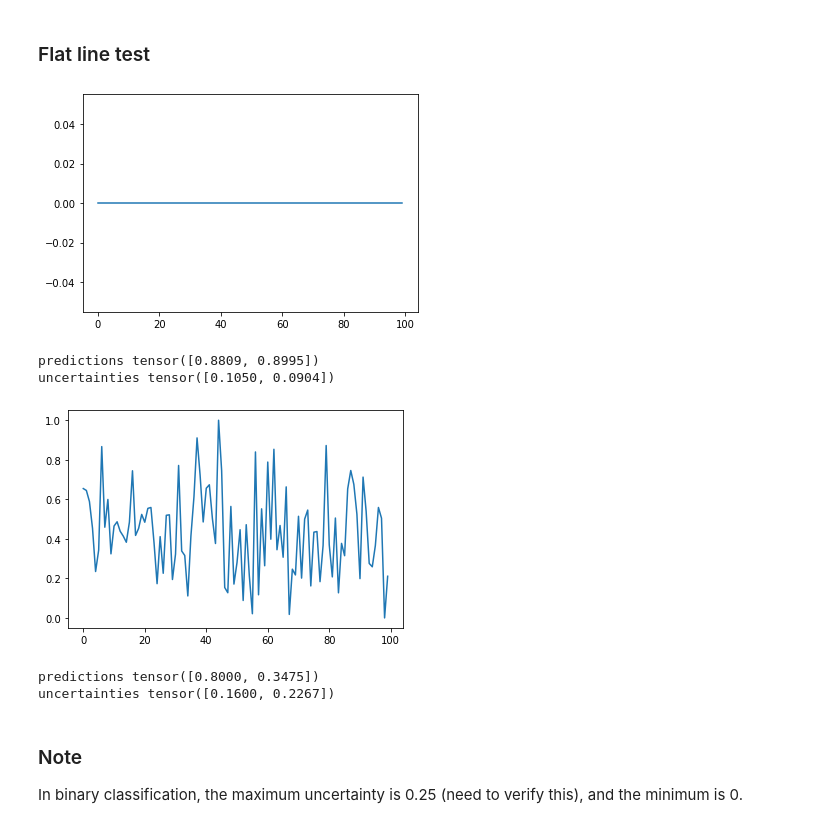
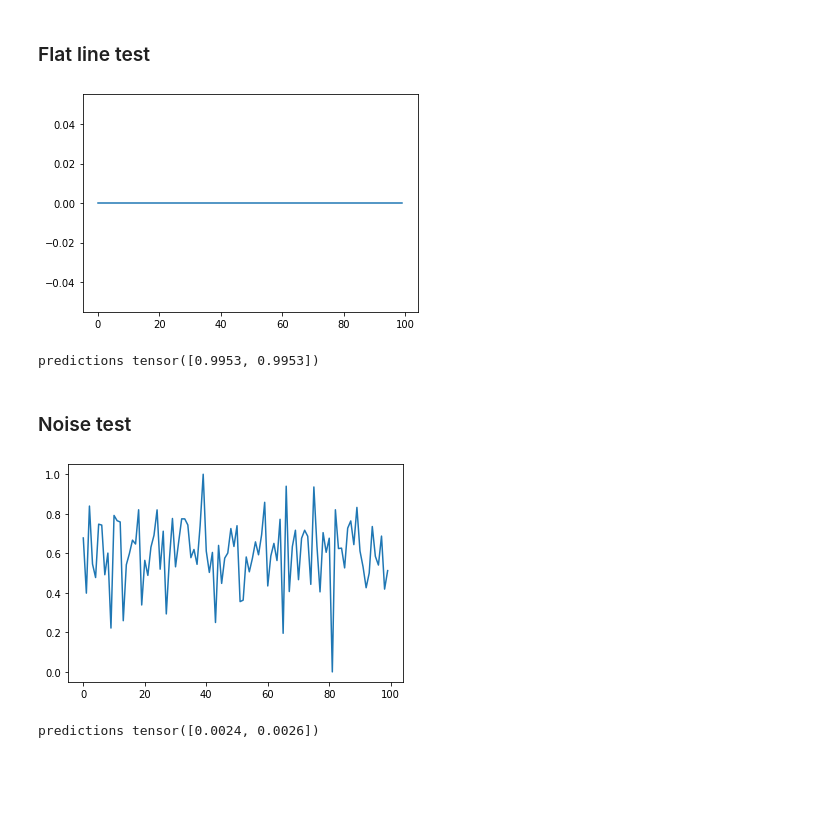
Before and after one commit to khanetor/dropout-in-rnn, a Jupyter notebook: Hill-Valley.ipynb, the cells around one changed output. Saved outputs shown, nothing was run; the diff lists cells and outputs as text; code cells hidden in the pictures; blank space fills up the shorter version.

Commit message:
revise experiments, update training

```diff
--- a/Hill-Valley.ipynb
+++ b/Hill-Valley.ipynb
@@ -98,8 +75,8 @@ def criterion(post_sigmoid, pre_sigmoid, label):
 
 optimizer = optim.Adam(net.parameters(), lr=1e-3)
 # %%
-metrics = [BCMetric()]
+metrics = [BCLogitMetric()]
 # %%
 %%time
-net = train_model(net, train_dl, val_dl, criterion, optimizer, "hill-valley-model.pt", 100, metrics=metrics, patience=5)
+net = train_model(net, train_dl, val_dl, criterion, optimizer, "hill-valley.pt", 100, metrics=metrics, patience=5)
 # %% [output]
@@ -125,13 +100,13 @@ stochastic_net = MCDualOutputModule(net)
 # %% [markdown]
 ### Test
 # %%
-stochastic_net.eval()
+net.eval()
 acc = 0.0
 with torch.no_grad():
     for i, (x, y) in enumerate(test_dl):
-        post_sigmoids, pre_sigmoids = stochastic_net(x.transpose(-2,-3))
-        uncertainties = uncertainty_avg(post_sigmoids)
-        scores = score_avg(post_sigmoids)
+        pre_sigmoids = net(x.transpose(-2,-3))
+        post_sigmoids = torch.sigmoid(pre_sigmoids)
+        scores = post_sigmoids
         predictions = torch.round(scores)
         acc += (y == predictions).sum().item()
 
@@ -181,40 +122,35 @@ new_x_test = np.expand_dims(new_x_test, axis=-1)
 new_x_test = new_x_test.swapaxes(-2,-3)
 new_x_test = torch.tensor(new_x_test)
 
-stochastic_net.eval()
+net.eval()
 with torch.no_grad():
-    outputs,_ = stochastic_net(new_x_test)
-    uncertainties = uncertainty_avg(outputs)
-    scores = score_avg(outputs)
+    outputs = net(new_x_test)
+    outputs = torch.sigmoid(outputs)
+    scores = outputs
 
 plt.plot(new_x_test[:,0])
 plt.show()
 print("predictions", scores)
-print("uncertainties", uncertainties)
 # %% [output]
 [figure]
-predictions tensor([0.8809, 0.8995])
-uncertainties tensor([0.1050, 0.0904])
+predictions tensor([0.9953, 0.9953])
+# %% [markdown]
+### Noise test
 # %%
 new_x_test = minmax_scale(np.random.randn(2, 100).astype(np.float32), axis=1)
 new_x_test = np.expand_dims(new_x_test, axis=-1)
 new_x_test = new_x_test.swapaxes(-2,-3)
 new_x_test = torch.tensor(new_x_test)
 
-stochastic_net.eval()
+net.eval()
 with torch.no_grad():
-    outputs,_ = stochastic_net(new_x_test)
-    uncertainties = uncertainty_avg(outputs)
-    scores = score_avg(outputs)
+    outputs = net(new_x_test)
+    outputs = torch.sigmoid(outputs)
+    scores = outputs
 
 plt.plot(new_x_test[:,0])
 plt.show()
 print("predictions", scores)
-print("uncertainties", uncertainties)
 # %% [output]
-[figure, old version]
+[figure, new version]
-predictions tensor([0.8000, 0.3475])
-uncertainties tensor([0.1600, 0.2267])
+predictions tensor([0.0024, 0.0026])
-# %% [markdown]
-### Note
-In binary classification, the maximum uncertainty is 0.25 (need to verify this), and the minimum is 0.
```
Also changed, not shown: parts of 14 cells of this notebook, 21 other files.
